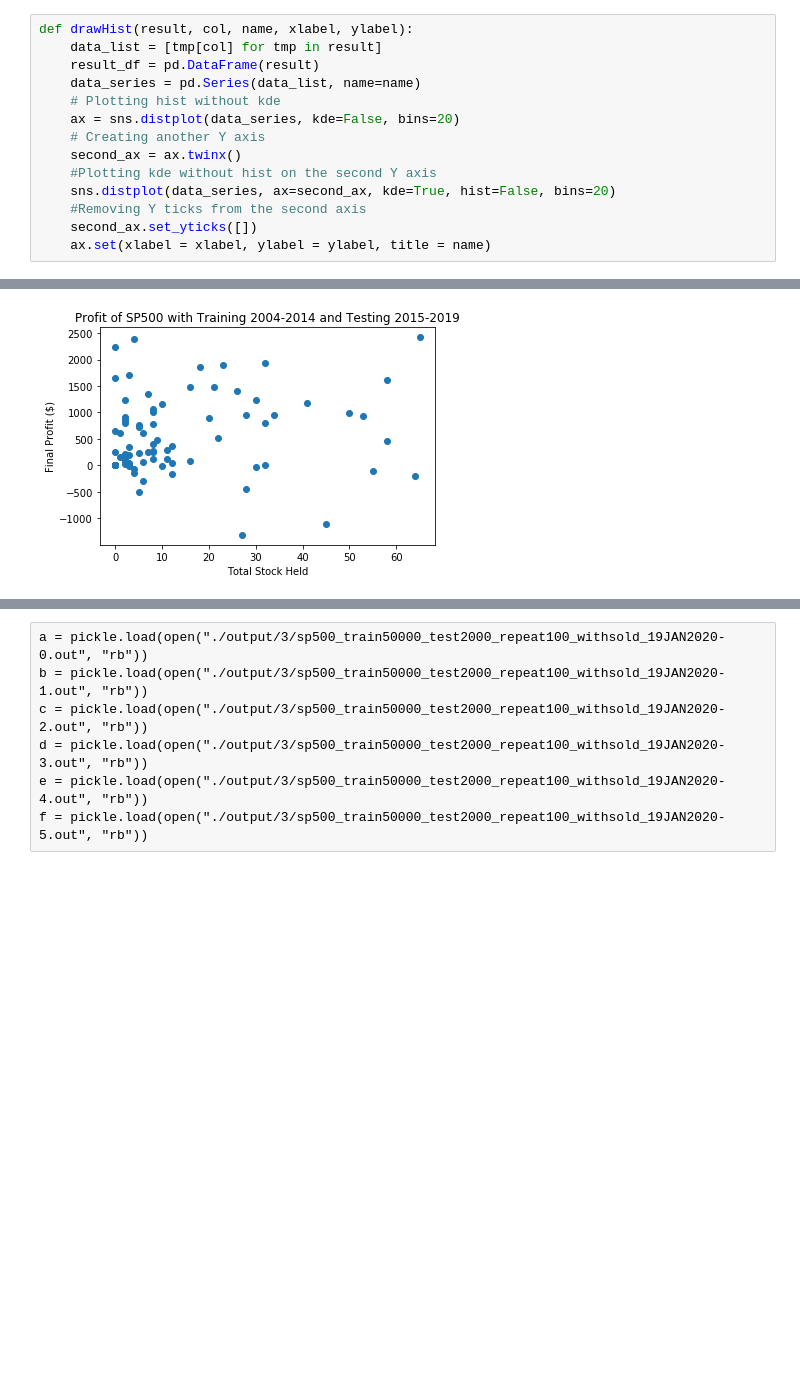
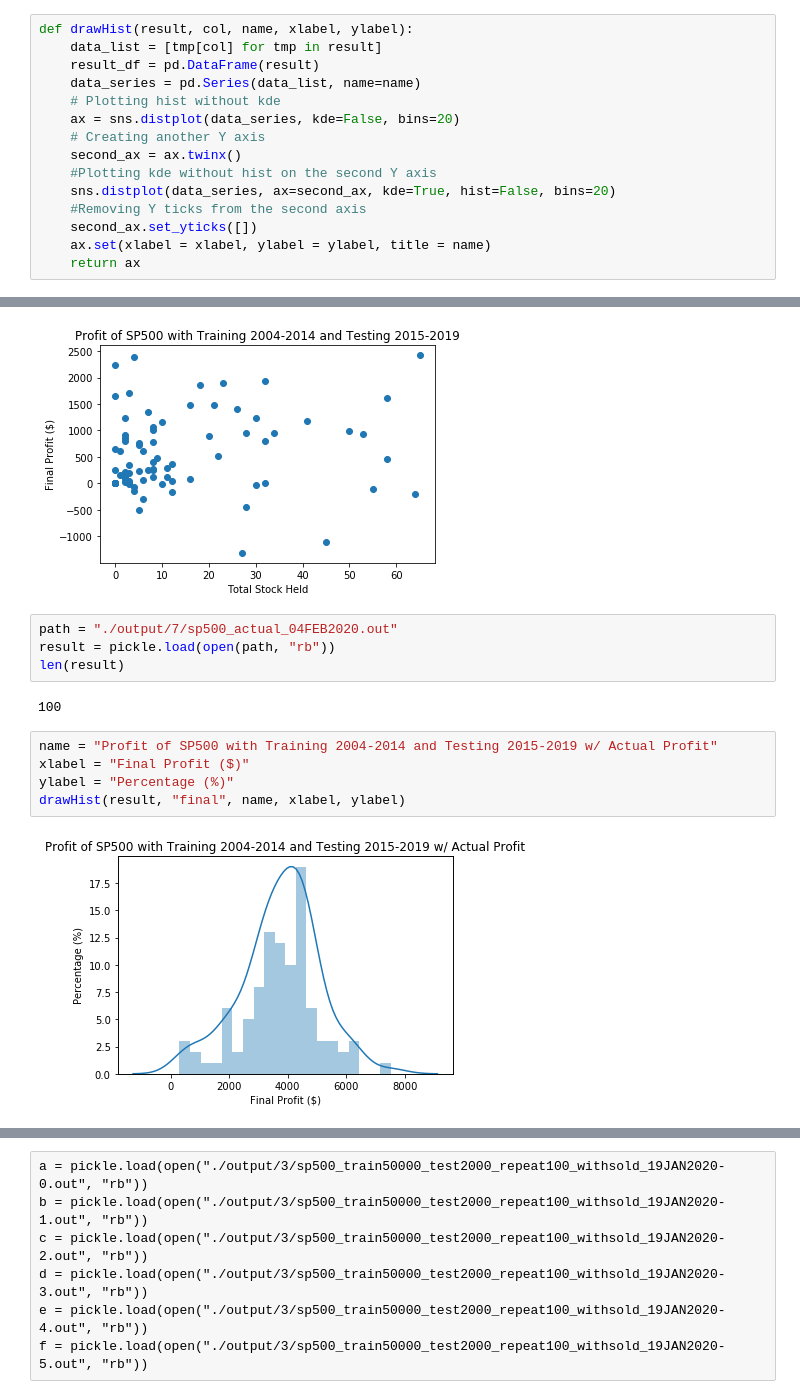
Before and after one commit to lzcaisg/reinforcement_trader, a Jupyter notebook: from github/Stock-Trading-Environment/Process Mean Return-Copy2.ipynb, the cells around one changed output, grey strips where cells are left out. Saved outputs shown, nothing was run; the diff lists cells and outputs as text; blank space fills up the shorter version.

```diff
--- a/from github/Stock-Trading-Environment/Process Mean Return-Copy2.ipynb
+++ b/from github/Stock-Trading-Environment/Process Mean Return-Copy2.ipynb
@@ -24,6 +24,7 @@ def drawHist(result, col, name, xlabel, ylabel):
     #Removing Y ticks from the second axis
     second_ax.set_yticks([])
     ax.set(xlabel = xlabel, ylabel = ylabel, title = name)
+    return ax
 # %%
 def drawScatter(result, col, name, xlabel, ylabel):
     result_df = pd.DataFrame(result)
@@ -54,3 +56,16 @@ drawHist(result, "final", name, xlabel, ylabel)
 drawScatter(result, "final", name, "Total Stock Held", xlabel)
 # %% [output]
 [figure]
+# %%
+path = "./output/7/sp500_actual_04FEB2020.out"
+result = pickle.load(open(path, "rb"))
+len(result)
+# %% [output]
+100
+# %%
+name = "Profit of SP500 with Training 2004-2014 and Testing 2015-2019 w/ Actual Profit"
+xlabel = "Final Profit ($)"
+ylabel = "Percentage (%)"
+drawHist(result, "final", name, xlabel, ylabel)
+# %% [output]
+[figure, added]
```
Also changed, not shown: parts of 16 cells of this notebook, 19 other files.
